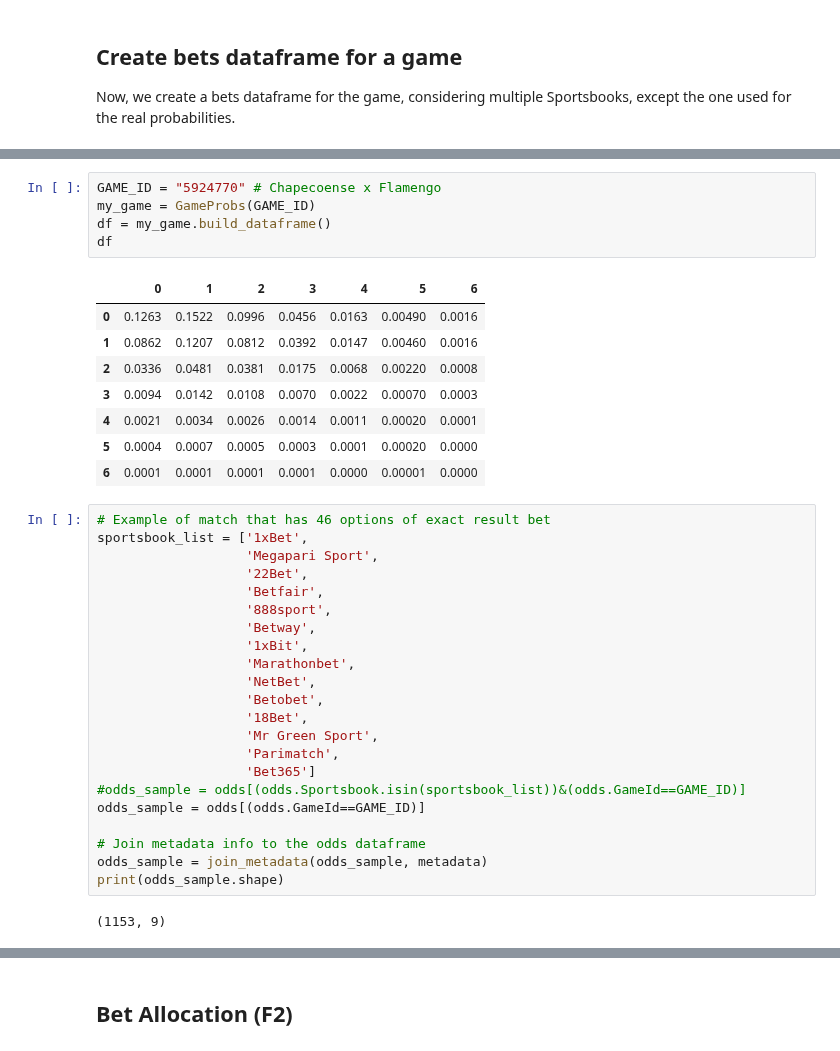
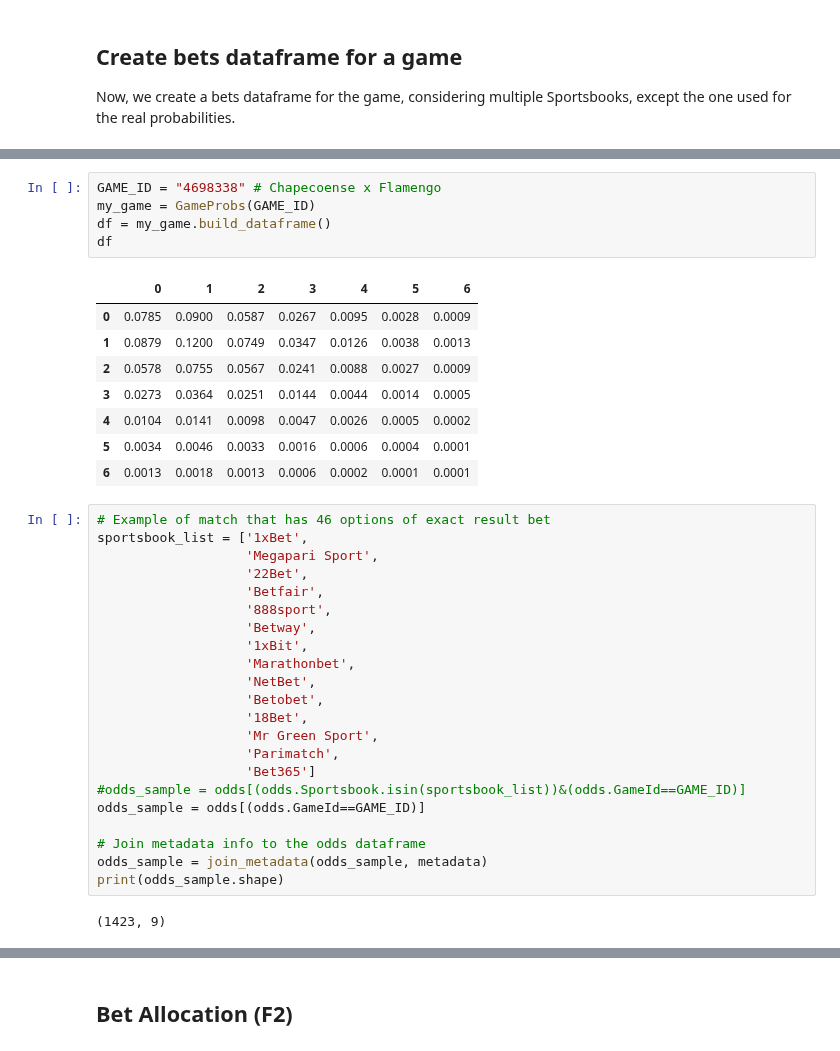
Before and after one commit to MarcosAugusto47/soccer-betting-strategy, a Jupyter notebook: notebook.ipynb, the cells around one changed output, grey strips where cells are left out. Drawn from its saved outputs; the diff is of its cells as text.

```diff
--- a/notebook.ipynb
+++ b/notebook.ipynb
@@ -78,17 +61,17 @@ set(odds.GameId.to_list())
 # %%
-GAME_ID = "5924770" # Chapecoense x Flamengo
+GAME_ID = "4698338" # Chapecoense x Flamengo
 my_game = GameProbs(GAME_ID)
 df = my_game.build_dataframe()
 df
 # %% [output]
 |  | 0 | 1 | 2 | 3 | 4 | 5 | 6 |
-| 0 | 0.1263 | 0.1522 | 0.0996 | 0.0456 | 0.0163 | 0.00490 | 0.0016 |
-| 1 | 0.0862 | 0.1207 | 0.0812 | 0.0392 | 0.0147 | 0.00460 | 0.0016 |
-| 2 | 0.0336 | 0.0481 | 0.0381 | 0.0175 | 0.0068 | 0.00220 | 0.0008 |
-| 3 | 0.0094 | 0.0142 | 0.0108 | 0.0070 | 0.0022 | 0.00070 | 0.0003 |
-| 4 | 0.0021 | 0.0034 | 0.0026 | 0.0014 | 0.0011 | 0.00020 | 0.0001 |
-| 5 | 0.0004 | 0.0007 | 0.0005 | 0.0003 | 0.0001 | 0.00020 | 0.0000 |
-| 6 | 0.0001 | 0.0001 | 0.0001 | 0.0001 | 0.0000 | 0.00001 | 0.0000 |
+| 0 | 0.0785 | 0.0900 | 0.0587 | 0.0267 | 0.0095 | 0.0028 | 0.0009 |
+| 1 | 0.0879 | 0.1200 | 0.0749 | 0.0347 | 0.0126 | 0.0038 | 0.0013 |
+| 2 | 0.0578 | 0.0755 | 0.0567 | 0.0241 | 0.0088 | 0.0027 | 0.0009 |
+| 3 | 0.0273 | 0.0364 | 0.0251 | 0.0144 | 0.0044 | 0.0014 | 0.0005 |
+| 4 | 0.0104 | 0.0141 | 0.0098 | 0.0047 | 0.0026 | 0.0005 | 0.0002 |
+| 5 | 0.0034 | 0.0046 | 0.0033 | 0.0016 | 0.0006 | 0.0004 | 0.0001 |
+| 6 | 0.0013 | 0.0018 | 0.0013 | 0.0006 | 0.0002 | 0.0001 | 0.0001 |
 # %%
 # Example of match that has 46 options of exact result bet
 sportsbook_list = ['1xBet',
@@ -112,7 +95,7 @@ odds_sample = odds[(odds.GameId==GAME_ID)]
 odds_sample = join_metadata(odds_sample, metadata)
 print(odds_sample.shape)
 # %% [output]
-(1153, 9)
+(1423, 9)
 # %%
 odds_sample = apply_final_treatment(df_odds=odds_sample, df_real_prob=df)
 odds_sample
```
Also changed, not shown: parts of 12 cells of this notebook, 7 other files.
